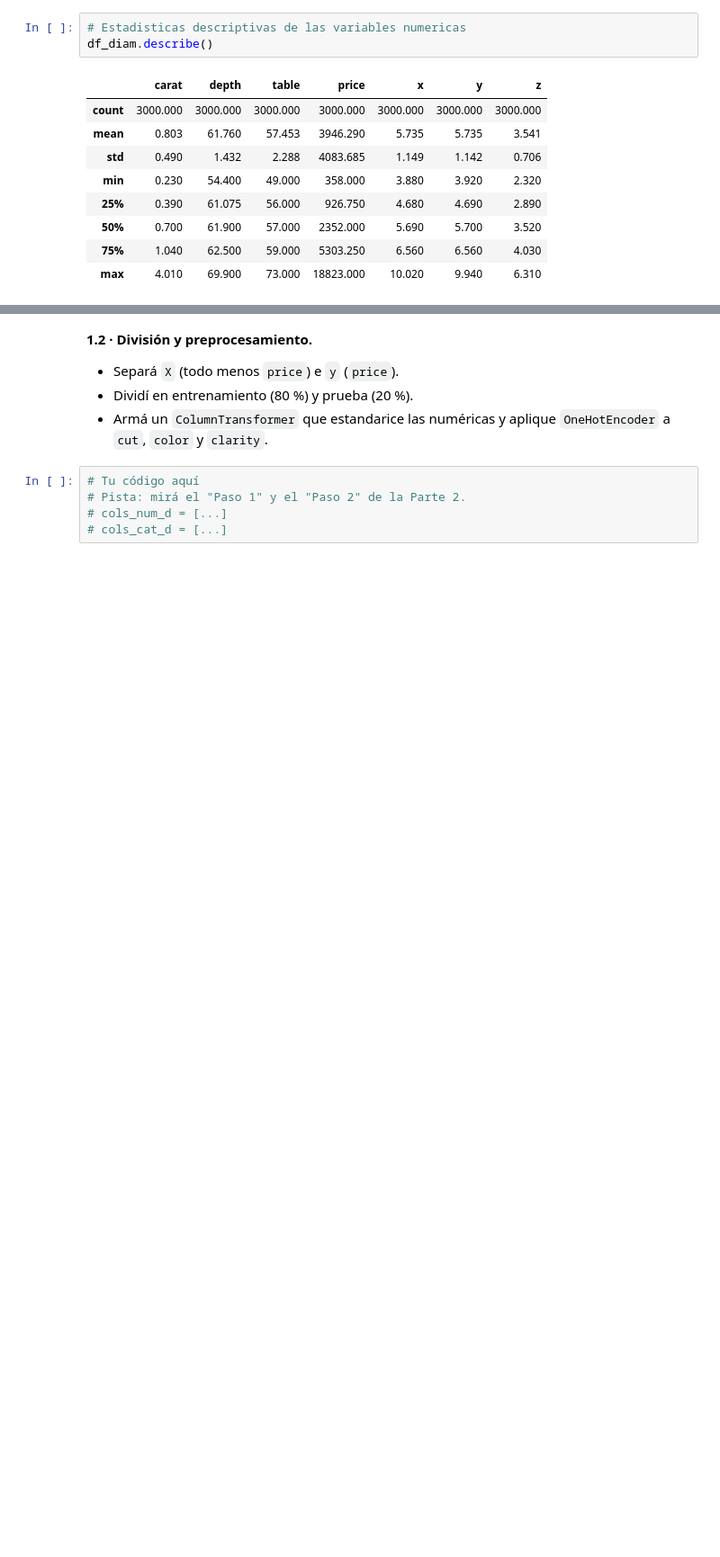
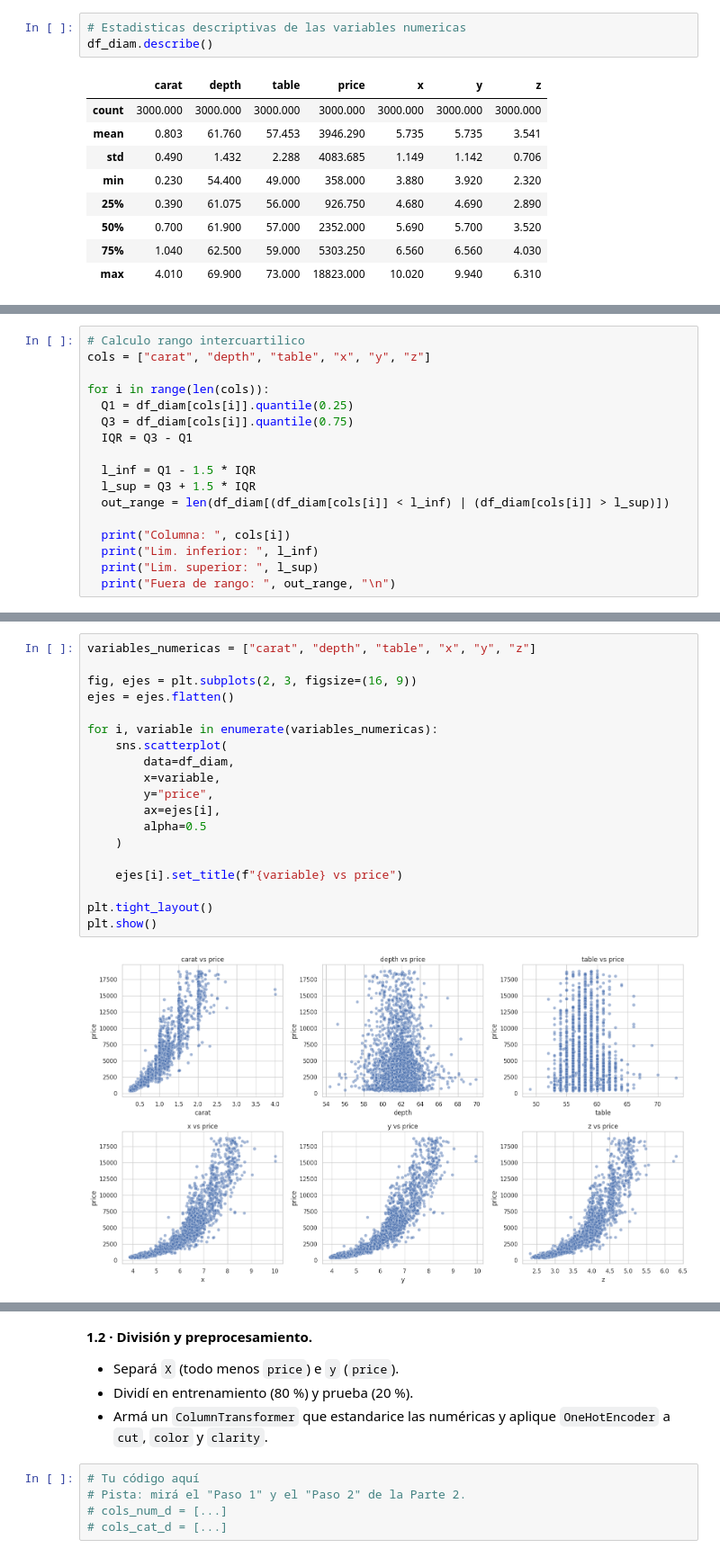
Before and after one commit to enrifonseca/AprendizajeAutomatico1, a Jupyter notebook: ISSD_AA1_Taller_redes_neuronales_sklearn_regresión.ipynb, the cells around one changed output, grey strips where cells are left out. Shown at 90% size. Saved outputs shown, nothing was run; the diff lists cells and outputs as text; blank space fills up the shorter version.

```diff
--- a/ISSD_AA1_Taller_redes_neuronales_sklearn_regresión.ipynb
+++ b/ISSD_AA1_Taller_redes_neuronales_sklearn_regresión.ipynb
@@ -894,0 +871,17 @@ plt.show()
+# %%
+# Calculo rango intercuartilico
+cols = ["carat", "depth", "table", "x", "y", "z"]
+
+for i in range(len(cols)):
+  Q1 = df_diam[cols[i]].quantile(0.25)
+  Q3 = df_diam[cols[i]].quantile(0.75)
+  IQR = Q3 - Q1
+
+  l_inf = Q1 - 1.5 * IQR
+  l_sup = Q3 + 1.5 * IQR
+  out_range = len(df_diam[(df_diam[cols[i]] < l_inf) | (df_diam[cols[i]] > l_sup)])
+
+  print("Columna: ", cols[i])
+  print("Lim. inferior: ", l_inf)
+  print("Lim. superior: ", l_sup)
+  print("Fuera de rango: ", out_range, "\n")
@@ -894,0 +906,21 @@ plt.show()
+# %%
+variables_numericas = ["carat", "depth", "table", "x", "y", "z"]
+
+fig, ejes = plt.subplots(2, 3, figsize=(16, 9))
+ejes = ejes.flatten()
+
+for i, variable in enumerate(variables_numericas):
+    sns.scatterplot(
+        data=df_diam,
+        x=variable,
+        y="price",
+        ax=ejes[i],
+        alpha=0.5
+    )
+
+    ejes[i].set_title(f"{variable} vs price")
+
+plt.tight_layout()
+plt.show()
+# %% [output]
+[figure, added]
```
Also changed, not shown: parts of 5 cells of this notebook.
